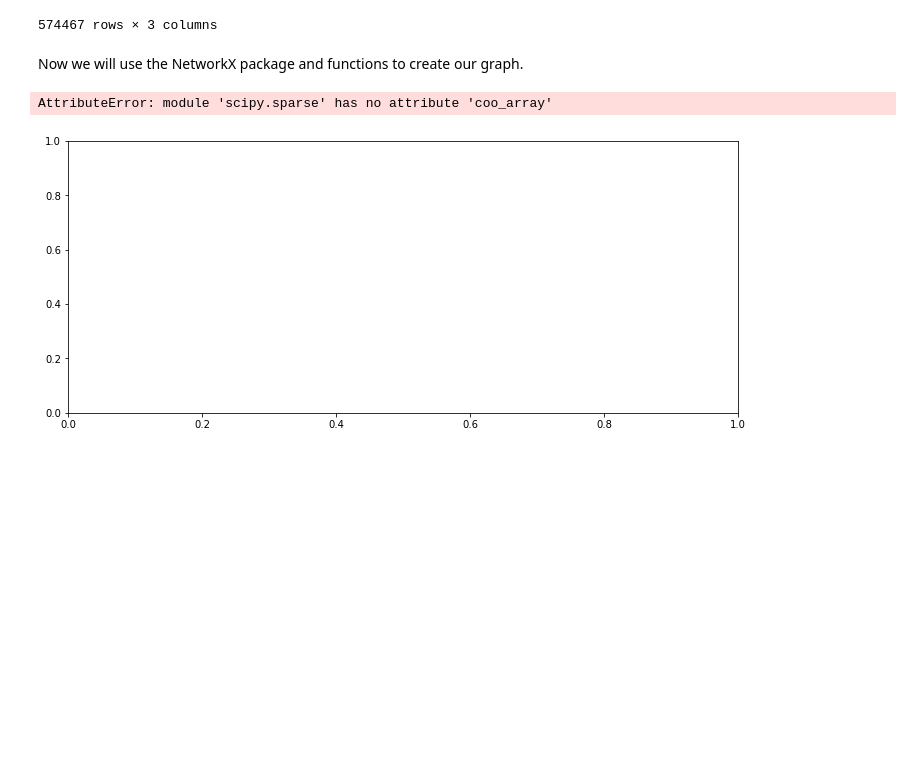
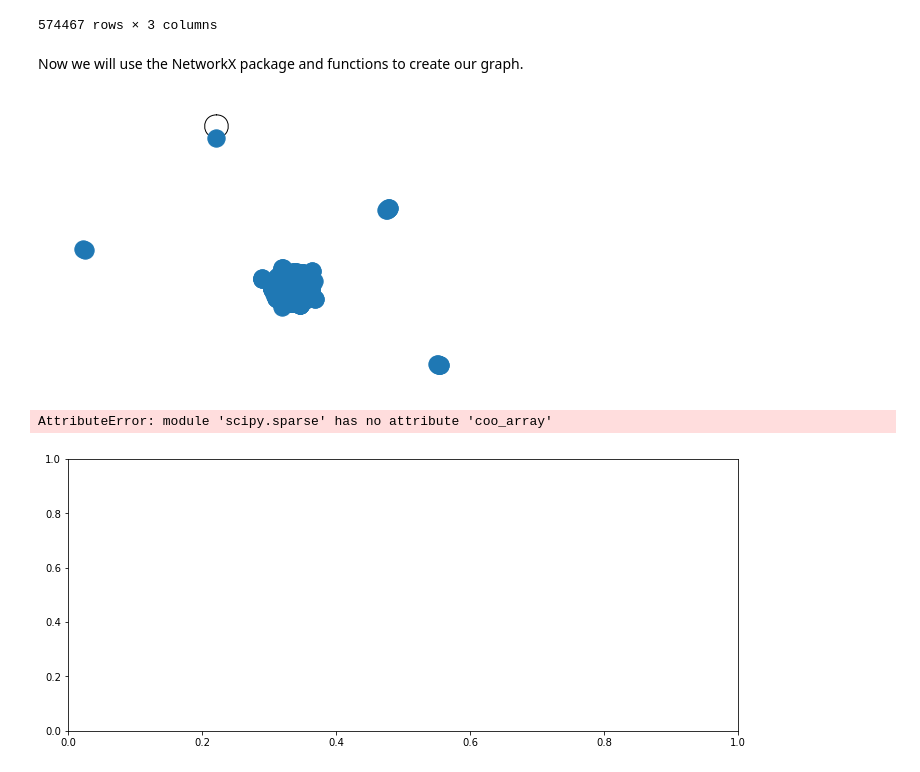
Before and after one commit to LeoDiNino97/ADM_HW5_Group20, a Jupyter notebook: HW5_Albachiara.ipynb, the cells around one changed output. Cells and saved outputs as stored; diff of their text form; code cells hidden in the pictures; blank space fills up the shorter version.

Commit message:
Graph now are plotted

```diff
--- a/HW5_Albachiara.ipynb
+++ b/HW5_Albachiara.ipynb
@@ -242,6 +242,10 @@ hero
 Now we will use the NetworkX package and functions to create our graph.
 # %%
 graph1 = nx.from_pandas_edgelist(hero, 'hero1', 'hero2', edge_attr='weight')
+# %%
+nx.draw(graph1)
+# %% [output]
+[figure, added]
 # %%
 #stupido tentativo di visualizzare il grafo non ci riesco in nessun modo, se qualcun altro lo sa fare top
 #altrimenti si può benissimo cancellare
```
Also changed, not shown: parts of 1 cell of this notebook.
